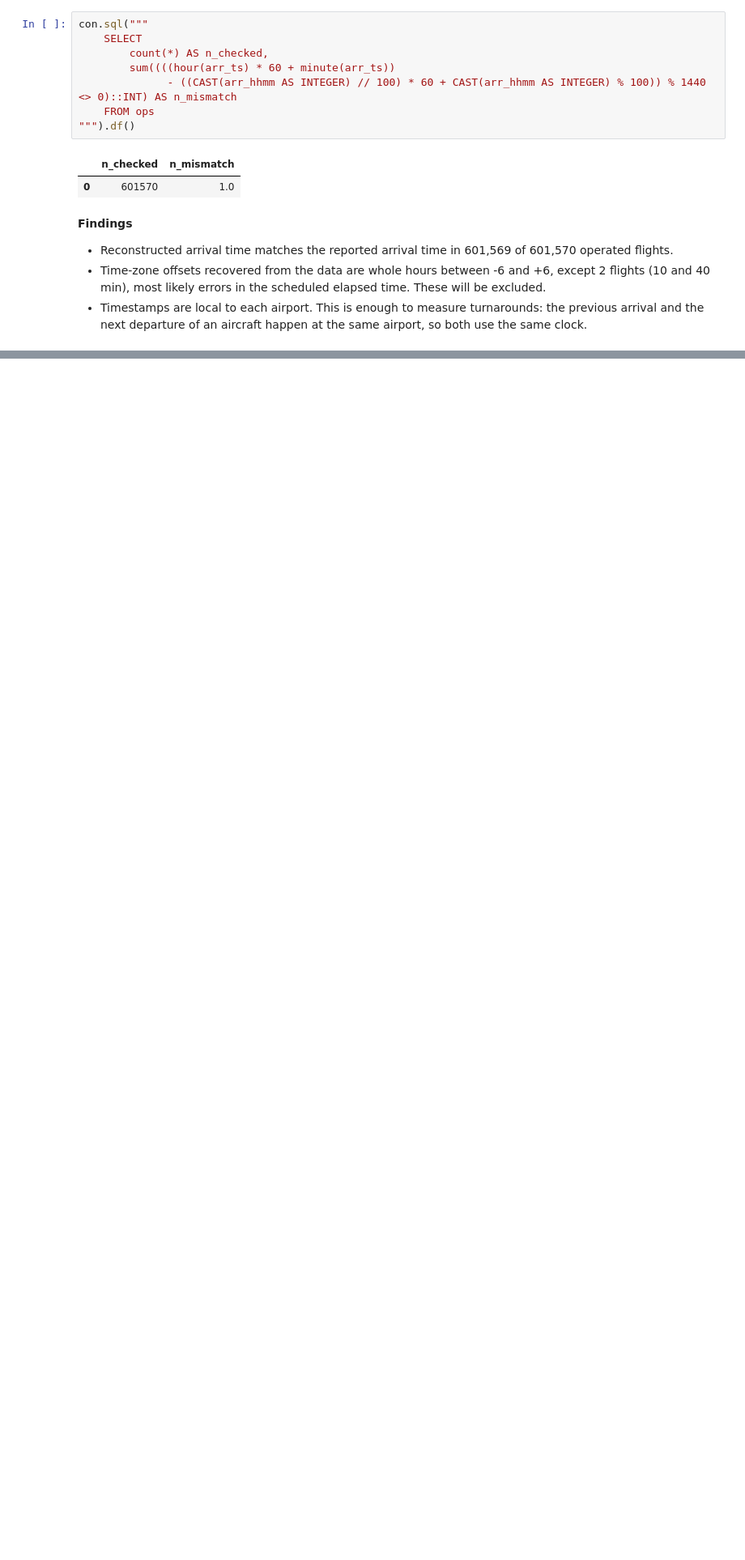
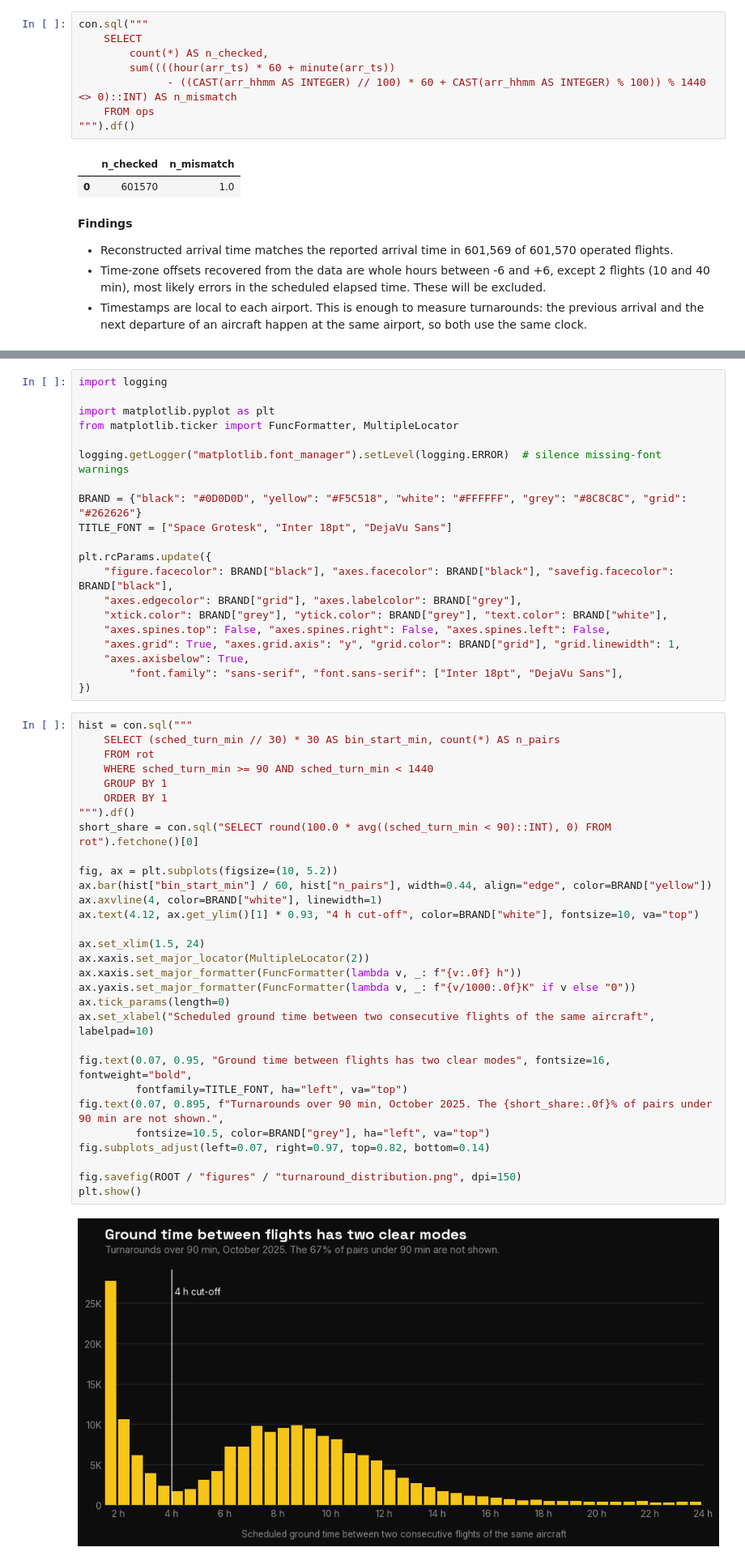
Before and after one commit to xavipena-data/bts-delay-propagation, a Jupyter notebook: notebooks/02_rotations.ipynb, the cells around one changed output, grey strips where cells are left out. Shown at 81% size. Cells and saved outputs as stored; diff of their text form; blank space fills up the shorter version.

Commit message:
Add turnaround distribution analysis and brand chart style

```diff
--- a/notebooks/02_rotations.ipynb
+++ b/notebooks/02_rotations.ipynb
@@ -97,0 +174,52 @@ con.sql("""
+# %%
+import logging
+
+import matplotlib.pyplot as plt
+from matplotlib.ticker import FuncFormatter, MultipleLocator
+
+logging.getLogger("matplotlib.font_manager").setLevel(logging.ERROR)  # silence missing-font warnings
+
+BRAND = {"black": "#0D0D0D", "yellow": "#F5C518", "white": "#FFFFFF", "grey": "#8C8C8C", "grid": "#262626"}
+TITLE_FONT = ["Space Grotesk", "Inter 18pt", "DejaVu Sans"]
+
+plt.rcParams.update({
+    "figure.facecolor": BRAND["black"], "axes.facecolor": BRAND["black"], "savefig.facecolor": BRAND["black"],
+    "axes.edgecolor": BRAND["grid"], "axes.labelcolor": BRAND["grey"],
+    "xtick.color": BRAND["grey"], "ytick.color": BRAND["grey"], "text.color": BRAND["white"],
+    "axes.spines.top": False, "axes.spines.right": False, "axes.spines.left": False,
+    "axes.grid": True, "axes.grid.axis": "y", "grid.color": BRAND["grid"], "grid.linewidth": 1,
+    "axes.axisbelow": True,
+        "font.family": "sans-serif", "font.sans-serif": ["Inter 18pt", "DejaVu Sans"],
+})
+# %%
+hist = con.sql("""
+    SELECT (sched_turn_min // 30) * 30 AS bin_start_min, count(*) AS n_pairs
+    FROM rot
+    WHERE sched_turn_min >= 90 AND sched_turn_min < 1440
+    GROUP BY 1
+    ORDER BY 1
+""").df()
+short_share = con.sql("SELECT round(100.0 * avg((sched_turn_min < 90)::INT), 0) FROM rot").fetchone()[0]
+
+fig, ax = plt.subplots(figsize=(10, 5.2))
+ax.bar(hist["bin_start_min"] / 60, hist["n_pairs"], width=0.44, align="edge", color=BRAND["yellow"])
+ax.axvline(4, color=BRAND["white"], linewidth=1)
+ax.text(4.12, ax.get_ylim()[1] * 0.93, "4 h cut-off", color=BRAND["white"], fontsize=10, va="top")
+
+ax.set_xlim(1.5, 24)
+ax.xaxis.set_major_locator(MultipleLocator(2))
+ax.xaxis.set_major_formatter(FuncFormatter(lambda v, _: f"{v:.0f} h"))
+ax.yaxis.set_major_formatter(FuncFormatter(lambda v, _: f"{v/1000:.0f}K" if v else "0"))
+ax.tick_params(length=0)
+ax.set_xlabel("Scheduled ground time between two consecutive flights of the same aircraft", labelpad=10)
+
+fig.text(0.07, 0.95, "Ground time between flights has two clear modes", fontsize=16, fontweight="bold",
+         fontfamily=TITLE_FONT, ha="left", va="top")
+fig.text(0.07, 0.895, f"Turnarounds over 90 min, October 2025. The {short_share:.0f}% of pairs under 90 min are not shown.",
+         fontsize=10.5, color=BRAND["grey"], ha="left", va="top")
+fig.subplots_adjust(left=0.07, right=0.97, top=0.82, bottom=0.14)
+
+fig.savefig(ROOT / "figures" / "turnaround_distribution.png", dpi=150)
+plt.show()
+# %% [output]
+[figure, added]
```
Also changed, not shown: parts of 9 cells of this notebook, 1 other file.
